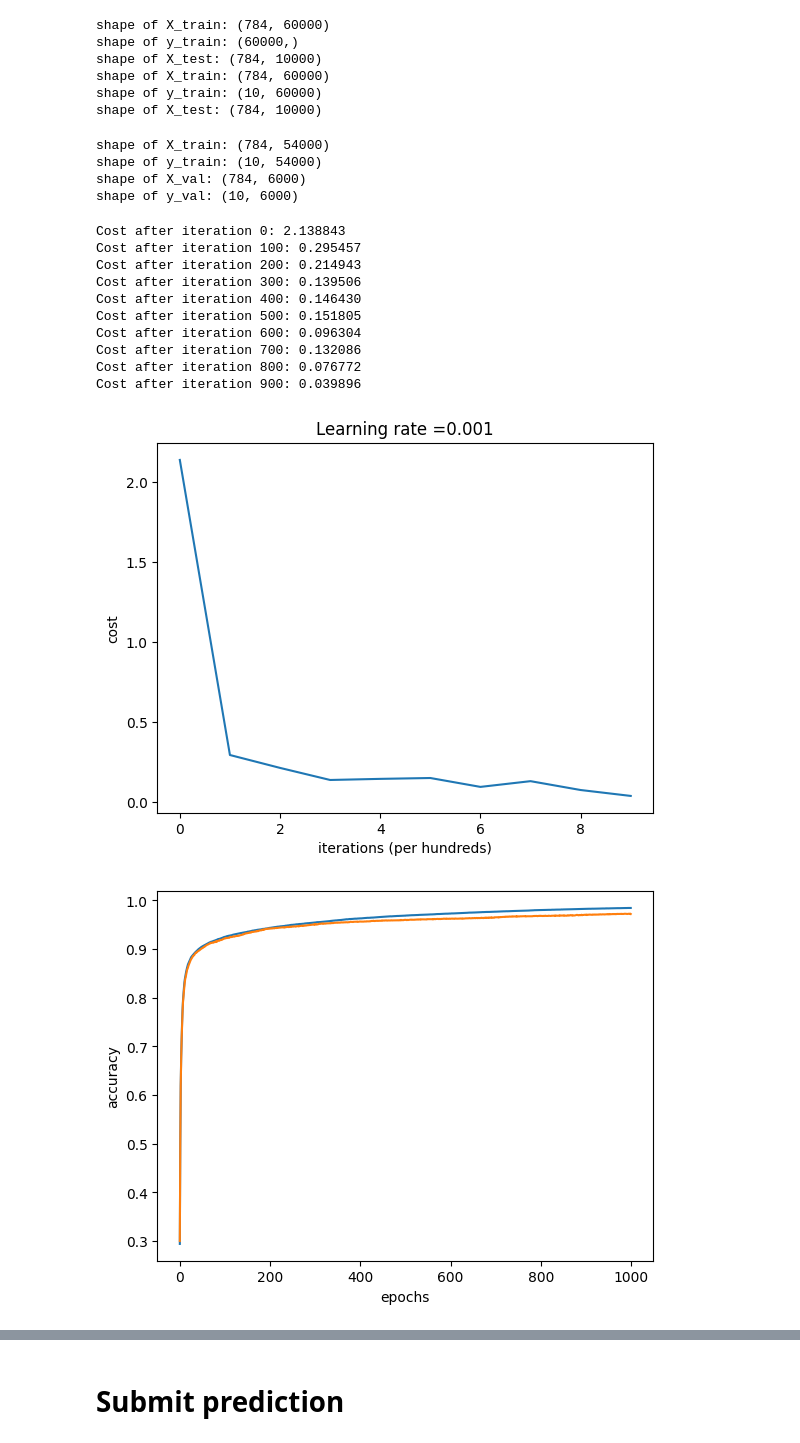
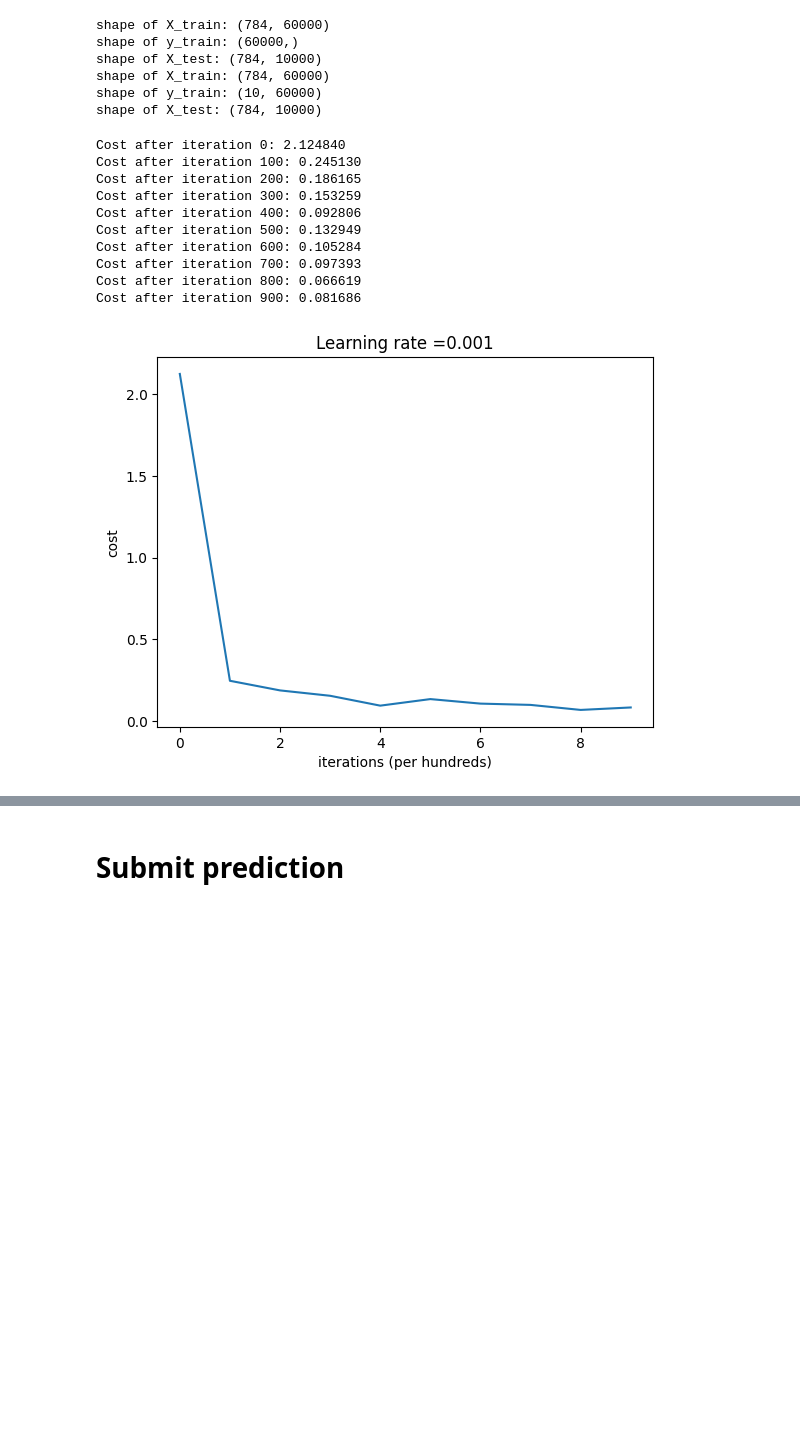
Before and after one commit to Cosmo-Wen/Machine-Learning, a Jupyter notebook: HW3/HW3_Neural_Network.ipynb, the cells around one changed output, grey strips where cells are left out. Saved outputs shown, nothing was run; the diff lists cells and outputs as text; code cells hidden in the pictures; blank space fills up the shorter version.

```diff
--- a/HW3/HW3_Neural_Network.ipynb
+++ b/HW3/HW3_Neural_Network.ipynb
@@ -1477,21 +1477,20 @@ shape of X_test: (784, 10000)
 # %%
 #You can split training and validation set here. (Optional)
 ### START CODE HERE ###
-if X_train.shape[1] == data["X_train"].shape[0]:
+validate = False
+if not validate:
+    X_val = None
+    y_val = None
+elif X_train.shape[1] == data["X_train"].shape[0]:
     X_val = X_train[: , int(X_train.shape[1] * 0.9): ]
     y_val = y_train[: , int(y_train.shape[1] * 0.9): ]
     X_train = X_train[: , : int(X_train.shape[1] * 0.9)]
     y_train = y_train[: , : int(y_train.shape[1] * 0.9)]
-print("shape of X_train: " + str(X_train.shape))
-print("shape of y_train: " + str(y_train.shape))
-print("shape of X_val: " + str(X_val.shape))
-print("shape of y_val: " + str(y_val.shape))
+    print("shape of X_train: " + str(X_train.shape))
+    print("shape of y_train: " + str(y_train.shape))
+    print("shape of X_val: " + str(X_val.shape))
+    print("shape of y_val: " + str(y_val.shape))
 ### END CODE HERE ###
-# %% [output]
-shape of X_train: (784, 54000)
-shape of y_train: (10, 54000)
-shape of X_val: (784, 6000)
-shape of y_val: (10, 6000)
 # %%
 # GRADED CODE: multi-class classification
 ### START CODE HERE ###
@@ -1556,67 +1555,44 @@ for i in range(0, num_iterations):
     mini_batches = random_mini_batches(X_train, y_train, batch_size)
     for batch in mini_batches:
         x_batch, y_batch = batch
 
         # forward
         AL = model.forward(x_batch)
 
         # compute cost
         if classes == 2:
             cost = compute_BCE_cost(AL, y_batch)
         else:
             cost = compute_CCE_cost(AL, y_batch)
 
         # backward
         dA_prev = model.backward(AL = AL, Y = y_batch)
         # update
         model.update(learning_rate)
 
     if print_cost and i % 100 == 0:
         print ("Cost after iteration %i: %f" %(i, cost))
         costs.append(cost)
 
-    p = predict(X_train, None, model, 10)
-    correct = 0
-    for i in range(X_train.shape[1]):
-      if (p[:, i] == y_train[:, i]).all():
-        correct += 1
-    acc_train.append(correct/X_train.shape[1])
-    p = predict(X_val, None, model, 10)
-    correct = 0
-    for i in range(X_val.shape[1]):
-      if (p[:, i] == y_val[:, i]).all():
-        correct += 1
-    acc_val.append(correct/X_val.shape[1])
-
 # plot the cost
 plt.plot(np.squeeze(costs))
 plt.ylabel('cost')
 plt.xlabel('iterations (per hundreds)')
 plt.title("Learning rate =" + str(learning_rate))
 plt.show()
-
-
-# plot the accuracy
-plt.plot(np.squeeze(acc_train))
-plt.plot(np.squeeze(acc_val))
-plt.ylabel('accuracy')
-plt.xlabel('epochs')
-plt.show()
-
 ### END CODE HERE ###
 # %% [output]
-Cost after iteration 0: 2.138843
-Cost after iteration 100: 0.295457
-Cost after iteration 200: 0.214943
-Cost after iteration 300: 0.139506
-Cost after iteration 400: 0.146430
-Cost after iteration 500: 0.151805
-Cost after iteration 600: 0.096304
-Cost after iteration 700: 0.132086
-Cost after iteration 800: 0.076772
-Cost after iteration 900: 0.039896
+Cost after iteration 0: 2.124840
+Cost after iteration 100: 0.245130
+Cost after iteration 200: 0.186165
+Cost after iteration 300: 0.153259
+Cost after iteration 400: 0.092806
+Cost after iteration 500: 0.132949
+Cost after iteration 600: 0.105284
+Cost after iteration 700: 0.097393
+Cost after iteration 800: 0.066619
+Cost after iteration 900: 0.081686
-[figure, old version]
+[figure, new version]
-[figure, removed]
 # %%
 pred_train = predict(X_train, y_train, model, 10)
 # %% [output]
```
Also changed, not shown: parts of 2 cells of this notebook, 1 other file.
